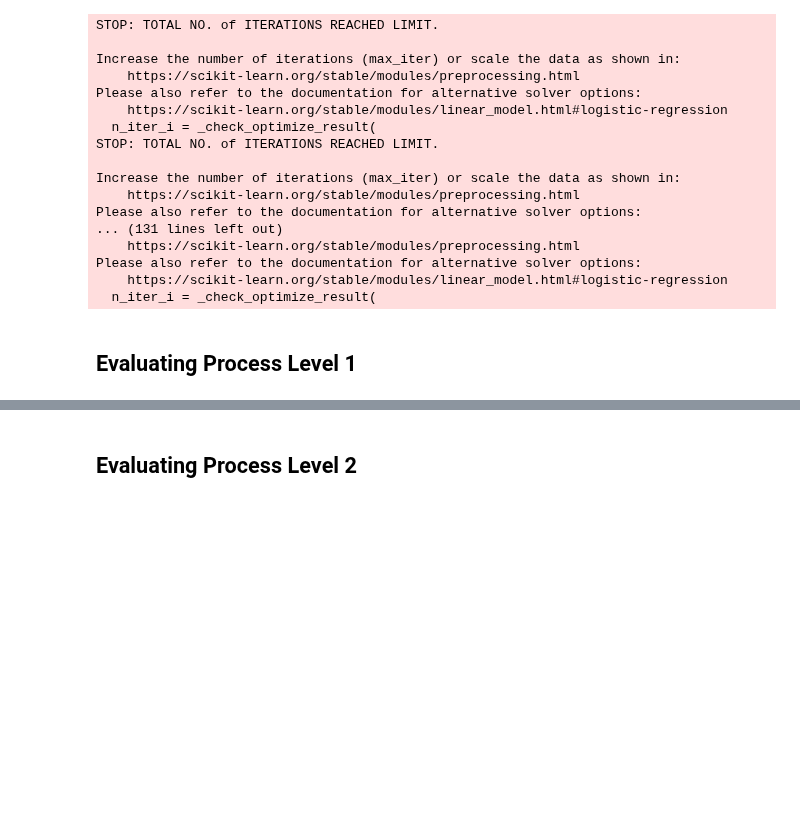
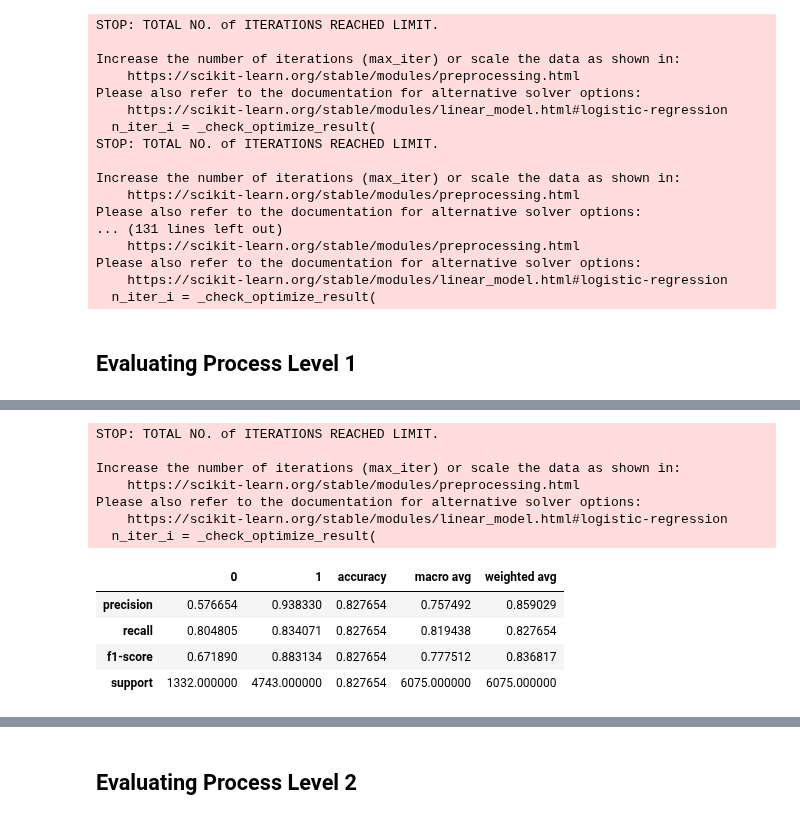
Before and after one commit to ElbazHaim/twitter_sarcasm_project, a Jupyter notebook: project.ipynb, the cells around one changed output, grey strips where cells are left out. Saved outputs shown, nothing was run; the diff lists cells and outputs as text; code cells hidden in the pictures; blank space fills up the shorter version.

```diff
--- a/project.ipynb
+++ b/project.ipynb
@@ -235,11 +241,24 @@ pd.DataFrame(classification_report(y_pred, y_test, output_dict=True))
 # %%
 model = LogisticRegression(class_weight=None,
                             max_iter=125,
                             n_jobs=7,
                             random_state=99101)
-model.fit(X_train, y_train)
+model.fit(X, y)
 y_pred = model.predict(X_pred)
 pd.DataFrame(classification_report(y_pred, y_test, output_dict=True))
+# %% [output]
+STOP: TOTAL NO. of ITERATIONS REACHED LIMIT.
+
+Increase the number of iterations (max_iter) or scale the data as shown in:
+    https://scikit-learn.org/stable/modules/preprocessing.html
+Please also refer to the documentation for alternative solver options:
+    https://scikit-learn.org/stable/modules/linear_model.html#logistic-regression
+  n_iter_i = _check_optimize_result(
+|  | 0 | 1 | accuracy | macro avg | weighted avg |
+| precision | 0.576654 | 0.938330 | 0.827654 | 0.757492 | 0.859029 |
+| recall | 0.804805 | 0.834071 | 0.827654 | 0.819438 | 0.827654 |
+| f1-score | 0.671890 | 0.883134 | 0.827654 | 0.777512 | 0.836817 |
+| support | 1332.000000 | 4743.000000 | 0.827654 | 6075.000000 | 6075.000000 |
 # %%
 model = LinearSVC(C=0.5,
                 class_weight="balanced",
```
Also changed, not shown: parts of 8 cells of this notebook.
